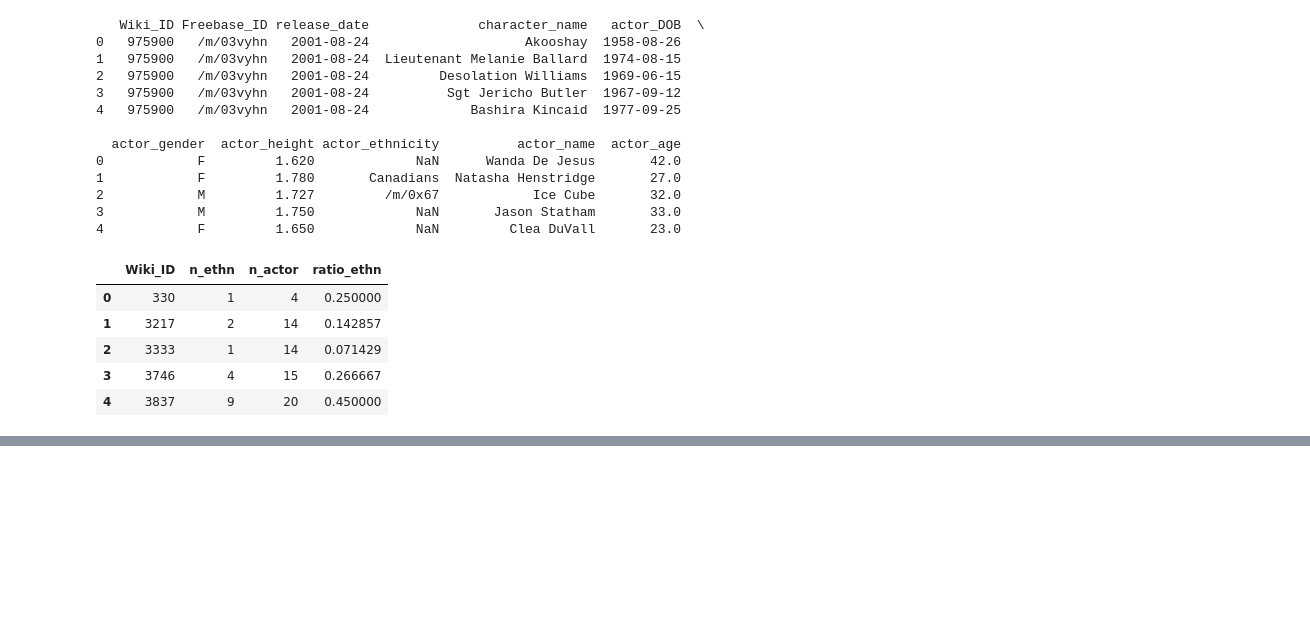
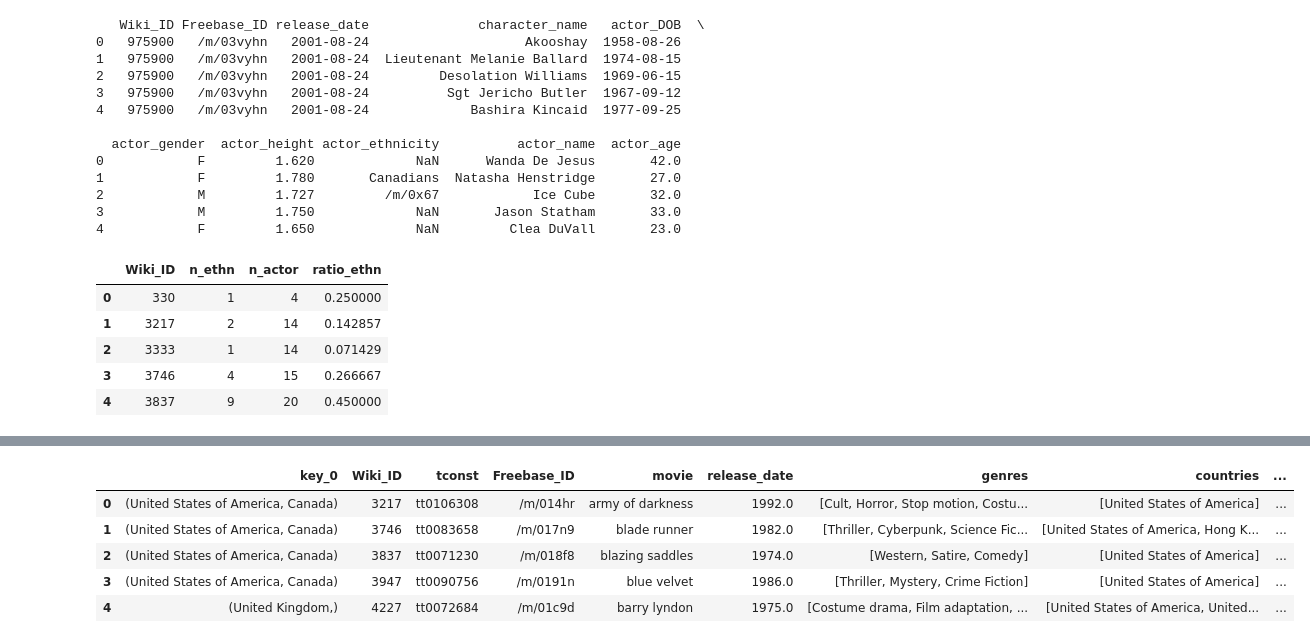
Before and after one commit to epfl-ada/ada-2023-project-nada2023, a Jupyter notebook: notebook.ipynb, the cells around one changed output, grey strips where cells are left out. Saved outputs shown, nothing was run; the diff lists cells and outputs as text; code cells hidden in the pictures; blank space fills up the shorter version.

```diff
--- a/notebook.ipynb
+++ b/notebook.ipynb
@@ -686,0 +762,15 @@ wiki_id_ethn.head()
+# %%
+# Create column for the number of languages
+df_paired_matching["n_languages"] = df_paired_matching["languages"].apply(lambda x: len(x))
+
+# Create column for the number of production countries
+df_paired_matching["n_countries"] = df_paired_matching["countries"].apply(lambda x: len(x))
+
+df_paired_matching.head()
+# %% [output]
+|  | key_0 | Wiki_ID | tconst | Freebase_ID | movie | release_date | genres | countries | ... |
+| 0 | (United States of America, Canada) | 3217 | tt0106308 | /m/014hr | army of darkness | 1992.0 | [Cult, Horror, Stop motion, Costu... | [United States of America] | ... |
+| 1 | (United States of America, Canada) | 3746 | tt0083658 | /m/017n9 | blade runner | 1982.0 | [Thriller, Cyberpunk, Science Fic... | [United States of America, Hong K... | ... |
+| 2 | (United States of America, Canada) | 3837 | tt0071230 | /m/018f8 | blazing saddles | 1974.0 | [Western, Satire, Comedy] | [United States of America] | ... |
+| 3 | (United States of America, Canada) | 3947 | tt0090756 | /m/0191n | blue velvet | 1986.0 | [Thriller, Mystery, Crime Fiction] | [United States of America] | ... |
+| 4 | (United Kingdom,) | 4227 | tt0072684 | /m/01c9d | barry lyndon | 1975.0 | [Costume drama, Film adaptation, ... | [United States of America, United... | ... |
```
Also changed, not shown: parts of 16 cells of this notebook.
